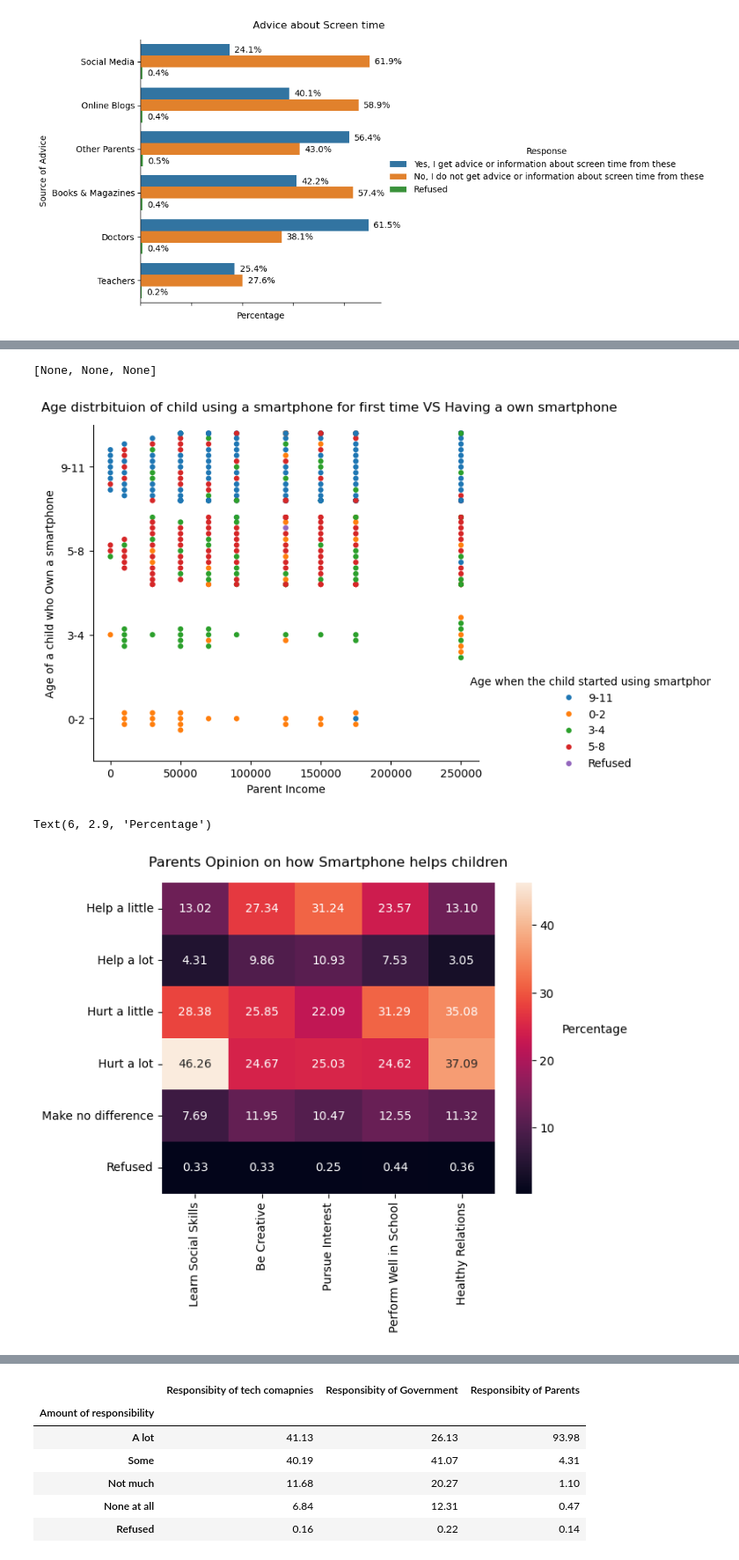
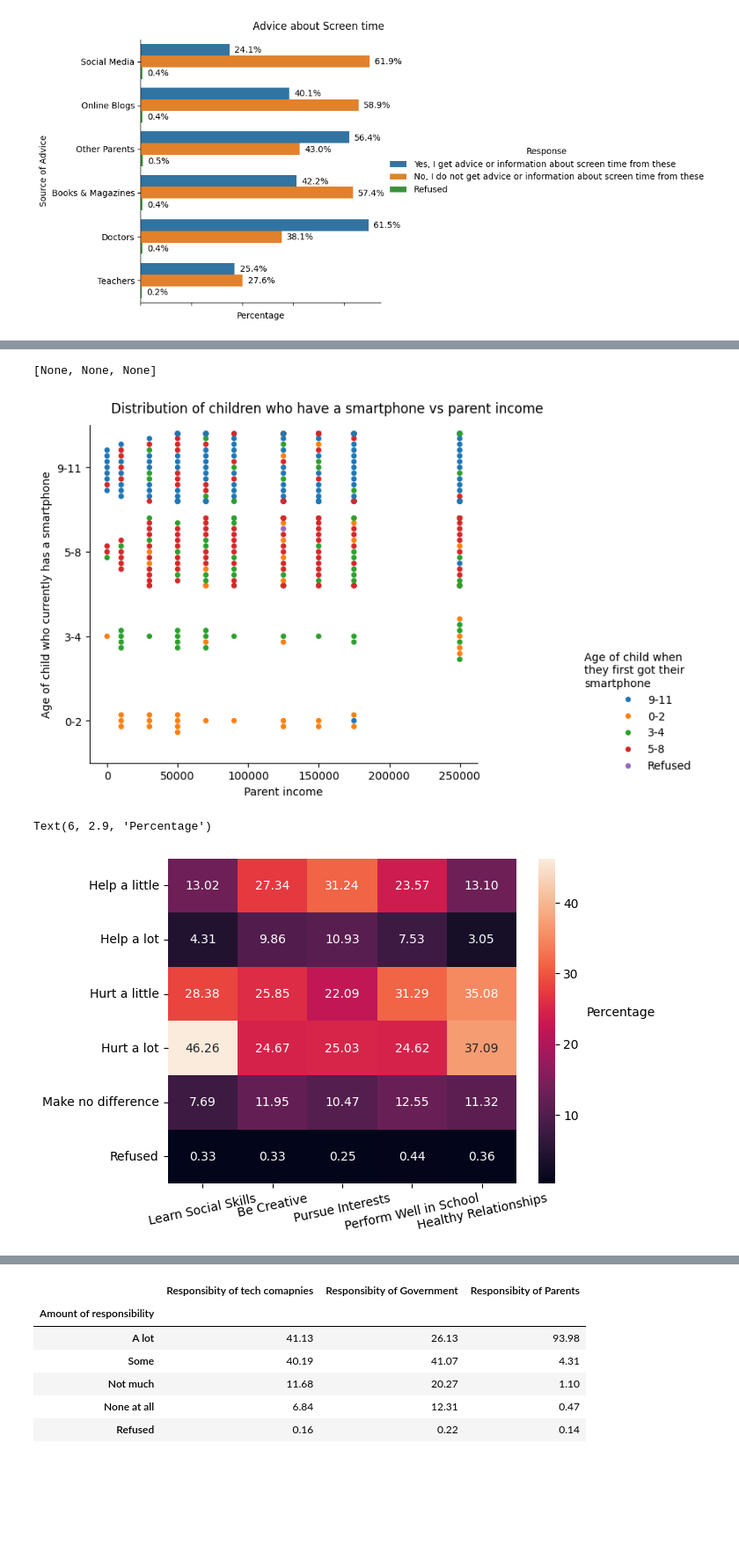
Before and after one commit to tyz-sd/Parenting-children-in-the-age-of-screens, a Jupyter notebook: final_visualizations.ipynb, the cells around one changed output, grey strips where cells are left out. Shown at 88% size. Cells and saved outputs as stored; diff of their text form; code cells hidden in the pictures; blank space fills up the shorter version.

```diff
--- a/final_visualizations.ipynb
+++ b/final_visualizations.ipynb
@@ -273,31 +291,31 @@ add_percentage_labels_when_y(monitor_activities_plot,'monitor_child_activities',
 own_smartphone_plot=pieObject.categoricalPlot(kind='swarm',y='Child_owns_smartphone_age',x='P_income',order=['9-11','5-8','3-4','0-2'],hue='Child_first_age_smartphone',aspect=1.2)
 
 # Updating the labels of the visualization using a class method
-own_smartphone_plot=pieObject.changelabelsAndTitle(own_smartphone_plot,xlabel='Parent Income',ylabel='Age of a child who Own a smartphone',title='Age distrbituion of child using a smartphone for first time VS Having a own smartphone')
+own_smartphone_plot=pieObject.changelabelsAndTitle(own_smartphone_plot,xlabel='Parent income',ylabel='Age of child who currently has a smartphone',title='Distribution of children who have a smartphone vs parent income')
 
 # Adding extra customizations which is not implemented in the class
-own_smartphone_plot._legend.set(title='Age when the child started using smartphone',loc='lower right',bbox_to_anchor=(1.1,0.06))
+own_smartphone_plot._legend.set(title='Age of child when           .\nthey first got their\nsmartphone',loc='lower right',bbox_to_anchor=(1.1,0.06))
 # %% [output]
 [None, None, None]
-[figure, old version]
+[figure, new version]
 # %%
 # Using dataframe.melt on specific columns to instantiate the class object intsead of suing the entire dataframe
 opinion_df=data[['ML_learn_social_skills','ML_be_creative','ML_pursue_interest','ML_do_well_in_school','ML_healthy_frienships']].apply(pd.Series.value_counts).apply(lambda x: x/x.sum()*100)
 
 # Class instantiation
 opinion=GetVisualization(opinion_df)
 
 # Generating a heatmap visualization using the class instance
 opinion_plot=opinion.heatMap(annot=True,fmt='.2f')
 
 # Updating the labels of the visualization using a class method
-opinion_plot=opinion.changelabelsAndTitle(opinion_plot,title='Parents Opinion on how Smartphone helps children',xticklabels=['Learn Social Skills','Be Creative','Pursue Interest','Perform Well in School','Healthy Relations'])
+opinion_plot.set_xticklabels(labels=['Learn Social Skills','Be Creative','Pursue Interests','Perform Well in School','Healthy Relationships'],rotation=12)
 
 # Adding extra customization which is not implemented in the class
 opinion_plot.text(6,2.9,'Percentage')
 # %% [output]
 Text(6, 2.9, 'Percentage')
-[figure, old version]
+[figure, new version]
 # %%
 fig,ax=plt.subplots(1,2,figsize=(15,7))
 
```
Also changed, not shown: parts of 9 cells of this notebook, 11 other files.
